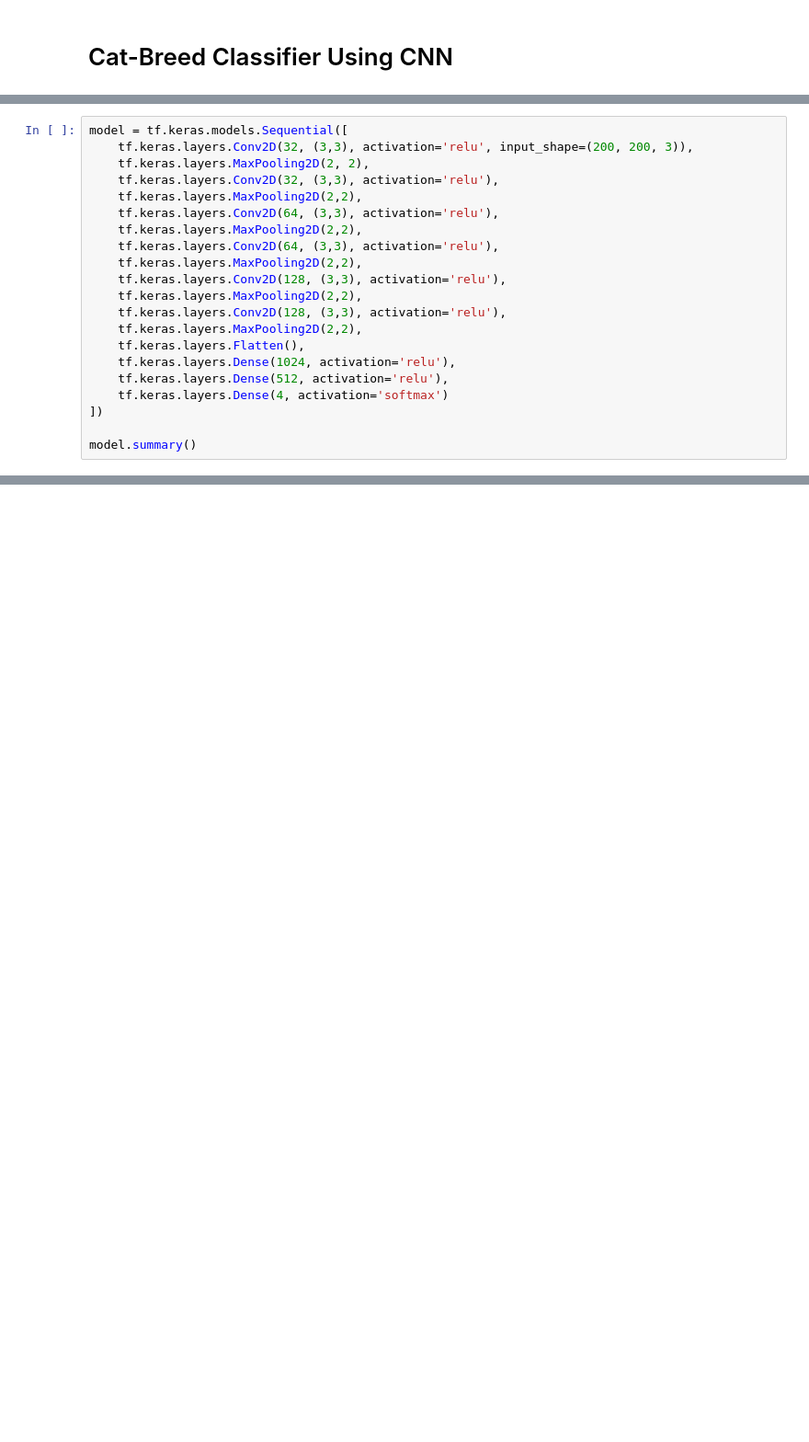
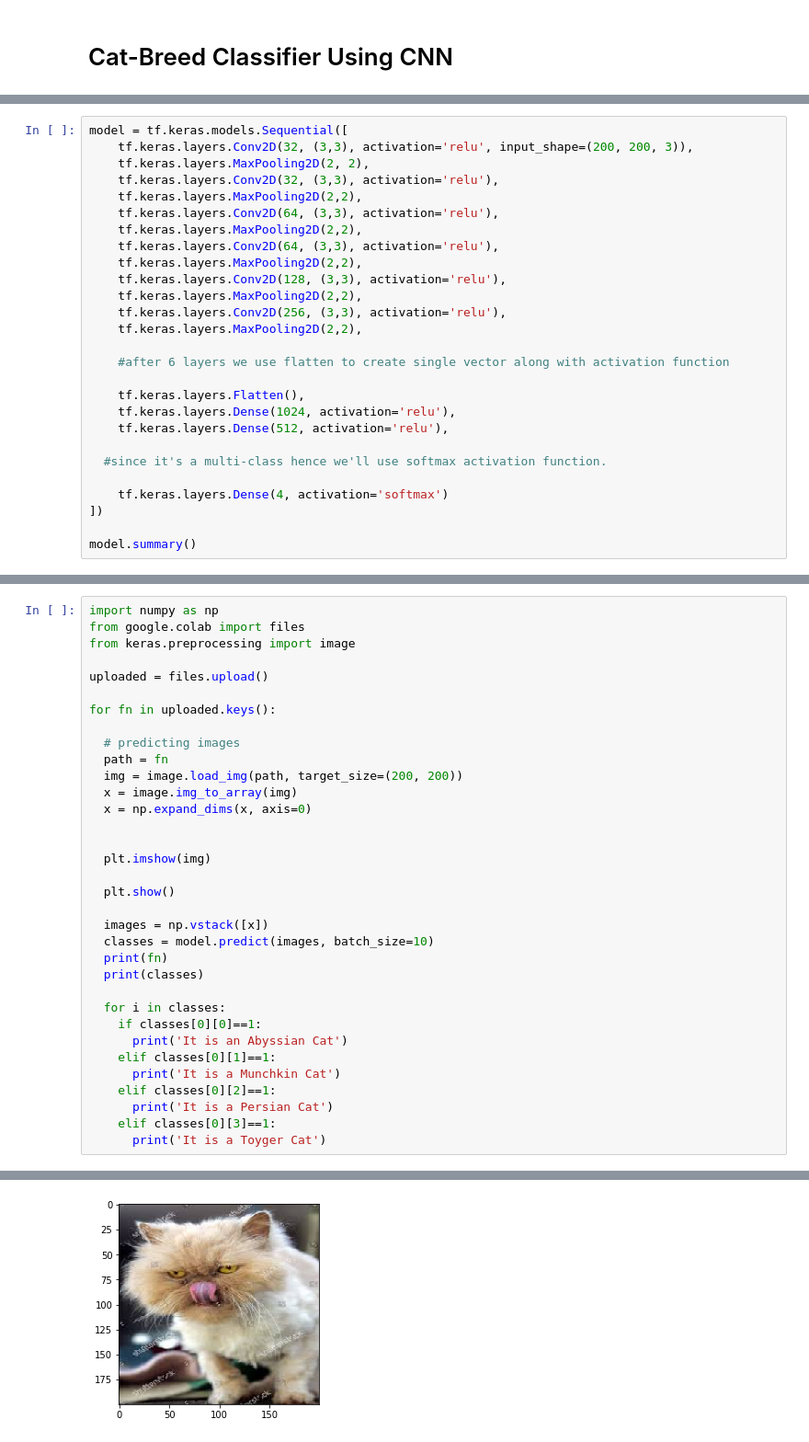
Before and after one commit to immohann/Cat-Breed-Classifier, a Jupyter notebook: Cat-Breed-Classifier.ipynb, the cells around one changed output, grey strips where cells are left out. Shown at 92% size. Cells and saved outputs as stored; diff of their text form; blank space fills up the shorter version.

```diff
--- a/Cat-Breed-Classifier.ipynb
+++ b/Cat-Breed-Classifier.ipynb
@@ -52,11 +160,17 @@ model = tf.keras.models.Sequential([
     tf.keras.layers.MaxPooling2D(2,2),
     tf.keras.layers.Conv2D(128, (3,3), activation='relu'),
     tf.keras.layers.MaxPooling2D(2,2),
-    tf.keras.layers.Conv2D(128, (3,3), activation='relu'),
+    tf.keras.layers.Conv2D(256, (3,3), activation='relu'),
     tf.keras.layers.MaxPooling2D(2,2),
+
+    #after 6 layers we use flatten to create single vector along with activation function
+
     tf.keras.layers.Flatten(),
     tf.keras.layers.Dense(1024, activation='relu'),
     tf.keras.layers.Dense(512, activation='relu'),
+
+  #since it's a multi-class hence we'll use softmax activation function.
+
     tf.keras.layers.Dense(4, activation='softmax')
 ])
 
@@ -185,0 +303,35 @@ history = model.fit(
+# %%
+import numpy as np
+from google.colab import files
+from keras.preprocessing import image
+
+uploaded = files.upload()
+
+for fn in uploaded.keys():
+
+  # predicting images
+  path = fn
+  img = image.load_img(path, target_size=(200, 200))
+  x = image.img_to_array(img)
+  x = np.expand_dims(x, axis=0)
+
+
+  plt.imshow(img)
+
+  plt.show()
+
+  images = np.vstack([x])
+  classes = model.predict(images, batch_size=10)
+  print(fn)
+  print(classes)
+
+  for i in classes:
+    if classes[0][0]==1:
+      print('It is an Abyssian Cat')
+    elif classes[0][1]==1:
+      print('It is a Munchkin Cat')
+    elif classes[0][2]==1:
+      print('It is a Persian Cat')
+    elif classes[0][3]==1:
+      print('It is a Toyger Cat')
+# %% [output]
@@ -185,0 +343 @@ history = model.fit(
+[figure, added]
```
Also changed, not shown: parts of 31 cells of this notebook, 2 other files.
